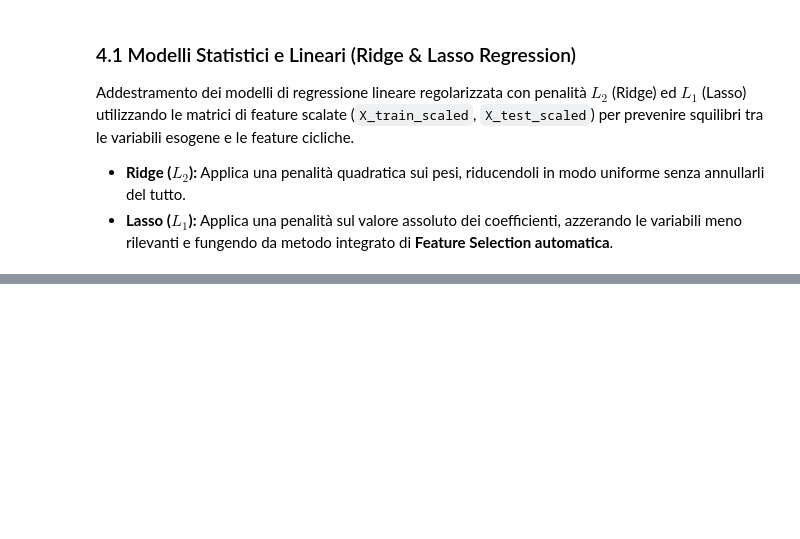
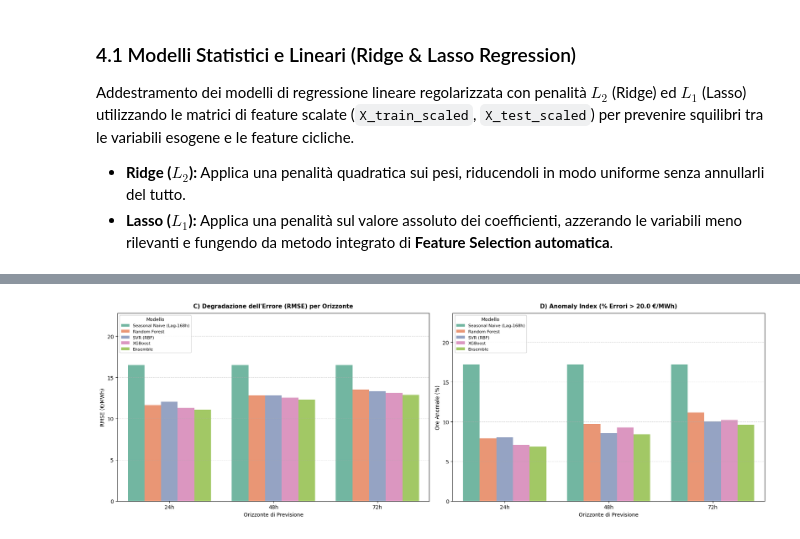
Before and after one commit to erloyz/progetto-ml-pun, a Jupyter notebook: notebooks/02_modeling.ipynb, the cells around one changed output, grey strips where cells are left out. Saved outputs shown, nothing was run; the diff lists cells and outputs as text; code cells hidden in the pictures; blank space fills up the shorter version.

```diff
--- a/notebooks/02_modeling.ipynb
+++ b/notebooks/02_modeling.ipynb
@@ -407,0 +527,55 @@ MAPE: 9.59 %
+# %%
+fig, axes = plt.subplots(1, 2, figsize=(18, 6))
+
+modelli_confronto = [
+    "Seasonal Naive (Lag-168h)",
+    "Random Forest",
+    "SVR (RBF)",
+    "XGBoost",
+    "Ensemble"
+]
+
+df_plot_rmse = df_risultati.copy()
+df_plot_rmse.loc[df_plot_rmse["Modello"].str.contains("Ensemble", case=False, na=False), "Modello"] = "Ensemble"
+df_plot_rmse = df_plot_rmse[df_plot_rmse["Modello"].isin(modelli_confronto)]
+
+sns.barplot(
+    data=df_plot_rmse,
+    x="Orizzonte",
+    y="RMSE (€/MWh)",
+    hue="Modello",
+    hue_order=modelli_confronto,
+    palette="Set2",
+    ax=axes[0]
+)
+axes[0].set_ylim(0, axes[0].get_ylim()[1] * 1.2 + 2.0)
+axes[0].set_title("C) Degradazione dell'Errore (RMSE) per Orizzonte", fontsize=11, fontweight="bold", pad=10)
+axes[0].set_xlabel("Orizzonte di Previsione", fontsize=10)
+axes[0].set_ylabel("RMSE (€/MWh)", fontsize=10)
+axes[0].legend(title="Modello", loc="upper left", fontsize=8, title_fontsize=9, framealpha=0.9)
+axes[0].grid(True, axis="y", linestyle="--", alpha=0.5)
+
+df_plot_anom = df_anomaly.copy()
+df_plot_anom.loc[df_plot_anom["Modello"].str.contains("Ensemble", case=False, na=False), "Modello"] = "Ensemble"
+df_plot_anom = df_plot_anom[df_plot_anom["Modello"].isin(modelli_confronto)]
+
+sns.barplot(
+    data=df_plot_anom,
+    x="Orizzonte",
+    y="Anomaly Index (%)",
+    hue="Modello",
+    hue_order=modelli_confronto,
+    palette="Set2",
+    ax=axes[1]
+)
+axes[1].set_ylim(0, axes[1].get_ylim()[1] *1.2 + 2.0)
+axes[1].set_title(f"D) Anomaly Index (% Errori > {soglia_critica} €/MWh)", fontsize=11, fontweight="bold", pad=10)
+axes[1].set_xlabel("Orizzonte di Previsione", fontsize=10)
+axes[1].set_ylabel("Ore Anomale (%)", fontsize=10)
+axes[1].legend(title="Modello", loc="upper left", fontsize=8, title_fontsize=9, framealpha=0.9)
+axes[1].grid(True, axis="y", linestyle="--", alpha=0.5)
+
+plt.tight_layout()
+plt.show()
+# %% [output]
+[figure, added]
```
Also changed, not shown: parts of 42 cells of this notebook, 11 other files.
